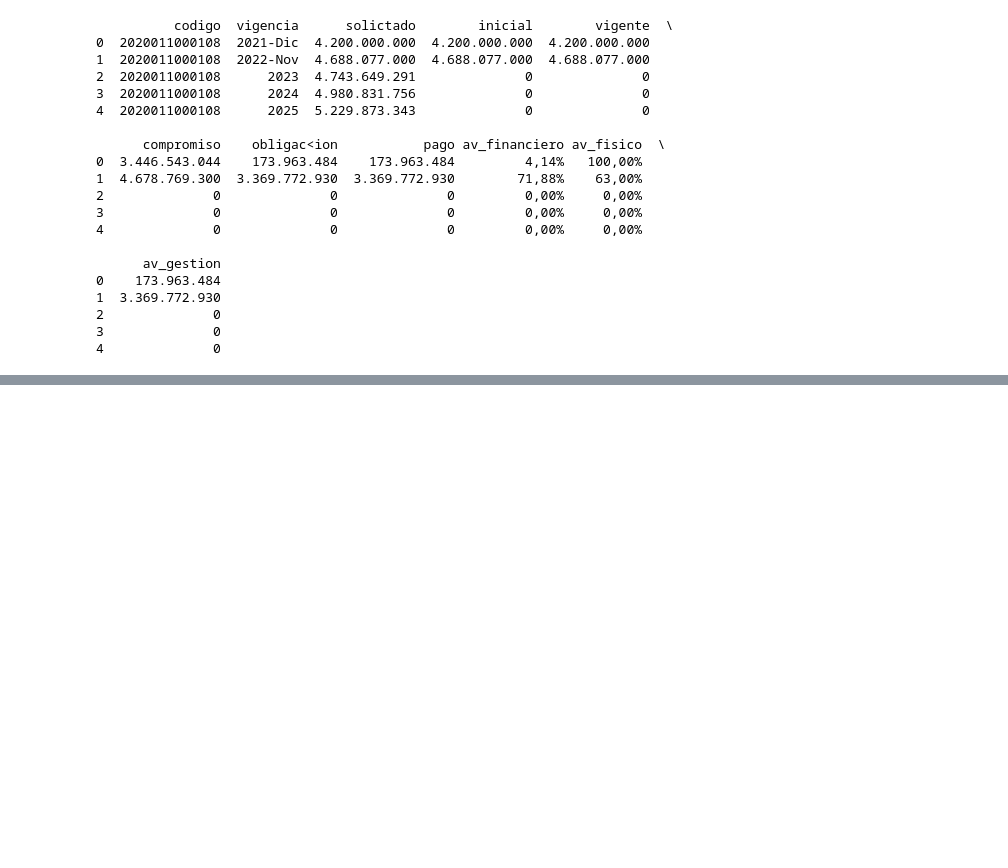
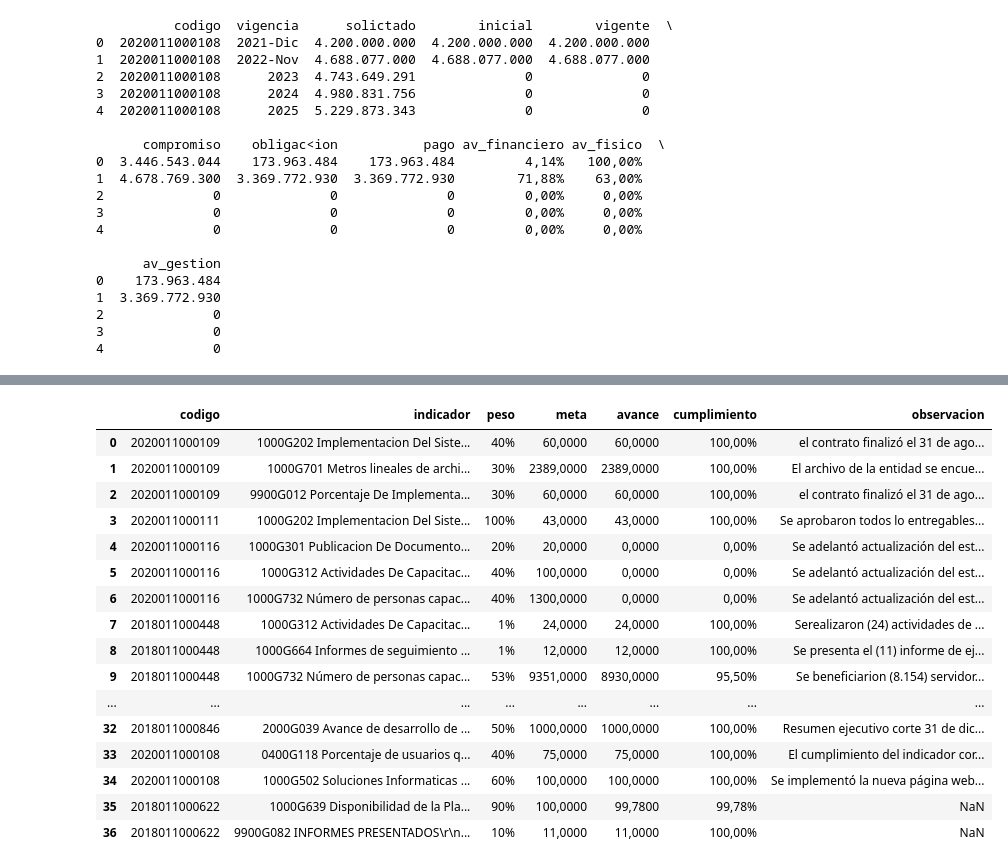
Before and after one commit to byrandrs/scrapspi, a Jupyter notebook: Untitled.ipynb, the cells around one changed output, grey strips where cells are left out. Drawn from its saved outputs; the diff is of its cells as text; code cells hidden in the pictures; blank space fills up the shorter version.

Commit message:
First scrap runt

```diff
--- a/Untitled.ipynb
+++ b/Untitled.ipynb
@@ -346,8 +346,8 @@ for p in range(0,len(codigo)):
     r=requests.get(urs)
     ufe=fe.get_attribute('href')
     rr=requests.get(ufe)
-    with open('/home/hans-sanchez/Documents/scrapspi/rs'+codigo_bpin[p]+seguimiento_de[p]+'.pdf','wb')as f:
+    """with open('/home/hans-sanchez/Documents/scrapspi/rs'+codigo_bpin[p]+seguimiento_de[p]+'.pdf','wb')as f:
         f.write(r.content)
     with open('/home/hans-sanchez/Documents/scrapspi/fe'+codigo_bpin[p]+seguimiento_de[p]+'.pdf','wb')as f:
-        f.write(rr.content)
+        f.write(rr.content)"""
     driver.back()
@@ -375,7 +403,7 @@ def table_resumen_financiero(cod_bpin):
         ii=i[7].find_elements(By.TAG_NAME,"span")
         av_financiero1.append(ii[1].text)
         av_fisico1.append(ii[3].text)
-        av_gestion1.append(i[5].text)
+        av_gestion1.append(ii[5].text)
 # %%
 #Definicion de funcion para extraer tabla de fuentes financiacion
 def table_fuentes_financiacion(cod_bpin):
@@ -857,0 +1004,22 @@ len(codigo_bpin1)
+# %%
+df=pd.read_csv(r'metas_gestion.csv')
+# %%
+df
+# %% [output]
+|  | codigo | indicador | peso | meta | avance | cumplimiento | observacion |
+| 0 | 2020011000109 | 1000G202 Implementacion Del Siste... | 40% | 60,0000 | 60,0000 | 100,00% | el contrato finalizó el 31 de ago... |
+| 1 | 2020011000109 | 1000G701 Metros lineales de archi... | 30% | 2389,0000 | 2389,0000 | 100,00% | El archivo de la entidad se encue... |
+| 2 | 2020011000109 | 9900G012 Porcentaje De Implementa... | 30% | 60,0000 | 60,0000 | 100,00% | el contrato finalizó el 31 de ago... |
+| 3 | 2020011000111 | 1000G202 Implementacion Del Siste... | 100% | 43,0000 | 43,0000 | 100,00% | Se aprobaron todos lo entregables... |
+| 4 | 2020011000116 | 1000G301 Publicacion De Documento... | 20% | 20,0000 | 0,0000 | 0,00% | Se adelantó actualización del est... |
+| 5 | 2020011000116 | 1000G312 Actividades De Capacitac... | 40% | 100,0000 | 0,0000 | 0,00% | Se adelantó actualización del est... |
+| 6 | 2020011000116 | 1000G732 Número de personas capac... | 40% | 1300,0000 | 0,0000 | 0,00% | Se adelantó actualización del est... |
+| 7 | 2018011000448 | 1000G312 Actividades De Capacitac... | 1% | 24,0000 | 24,0000 | 100,00% | Serealizaron (24) actividades de ... |
+| 8 | 2018011000448 | 1000G664 Informes de seguimiento ... | 1% | 12,0000 | 12,0000 | 100,00% | Se presenta el (11) informe de ej... |
+| 9 | 2018011000448 | 1000G732 Número de personas capac... | 53% | 9351,0000 | 8930,0000 | 95,50% | Se beneficiarion (8.154) servidor... |
+| ... | ... | ... | ... | ... | ... | ... | ... |
+| 32 | 2018011000846 | 2000G039 Avance de desarrollo de ... | 50% | 1000,0000 | 1000,0000 | 100,00% | Resumen ejecutivo corte 31 de dic... |
+| 33 | 2020011000108 | 0400G118 Porcentaje de usuarios q... | 40% | 75,0000 | 75,0000 | 100,00% | El cumplimiento del indicador cor... |
+| 34 | 2020011000108 | 1000G502 Soluciones Informaticas ... | 60% | 100,0000 | 100,0000 | 100,00% | Se implementó la nueva página web... |
+| 35 | 2018011000622 | 1000G639 Disponibilidad de la Pla... | 90% | 100,0000 | 99,7800 | 99,78% | NaN |
+| 36 | 2018011000622 | 9900G082 INFORMES PRESENTADOS\r\n... | 10% | 11,0000 | 11,0000 | 100,00% | NaN |
```
Also changed, not shown: parts of 10 cells of this notebook, 4 other files.
